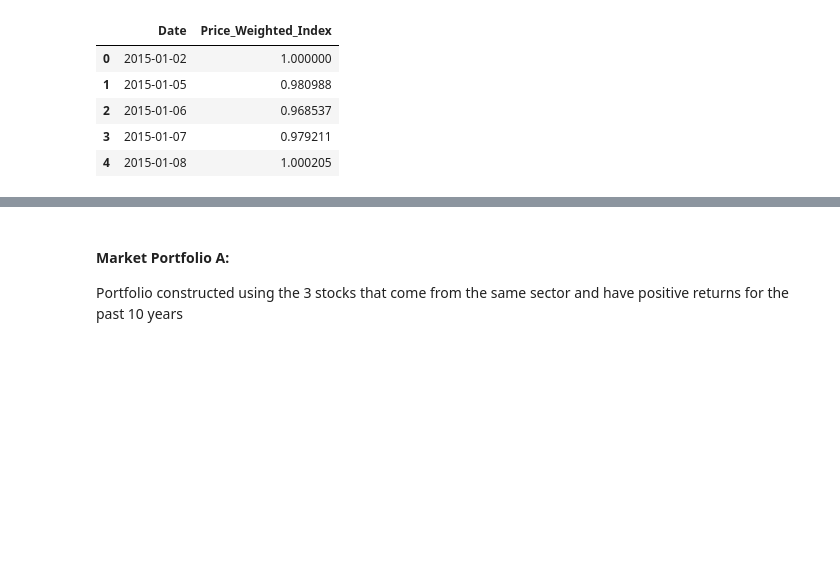
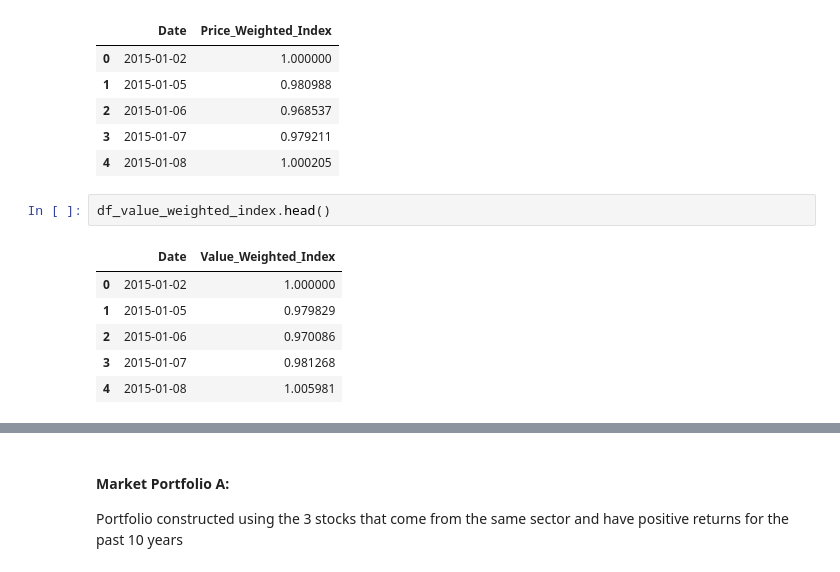
Before and after one commit to whanyu1212/ft5009-assignment2, a Jupyter notebook: notebook/scratchpad.ipynb, the cells around one changed output, grey strips where cells are left out. Drawn from its saved outputs; the diff is of its cells as text; blank space fills up the shorter version.

```diff
--- a/notebook/scratchpad.ipynb
+++ b/notebook/scratchpad.ipynb
@@ -172,3 +187,12 @@ df_price_weighted_index.head()
 | 2 | 2015-01-06 | 0.968537 |
 | 3 | 2015-01-07 | 0.979211 |
 | 4 | 2015-01-08 | 1.000205 |
+# %%
+df_value_weighted_index.head()
+# %% [output]
+|  | Date | Value_Weighted_Index |
+| 0 | 2015-01-02 | 1.000000 |
+| 1 | 2015-01-05 | 0.979829 |
+| 2 | 2015-01-06 | 0.970086 |
+| 3 | 2015-01-07 | 0.981268 |
+| 4 | 2015-01-08 | 1.005981 |
```
Also changed, not shown: parts of 27 cells of this notebook, 1 other file.
